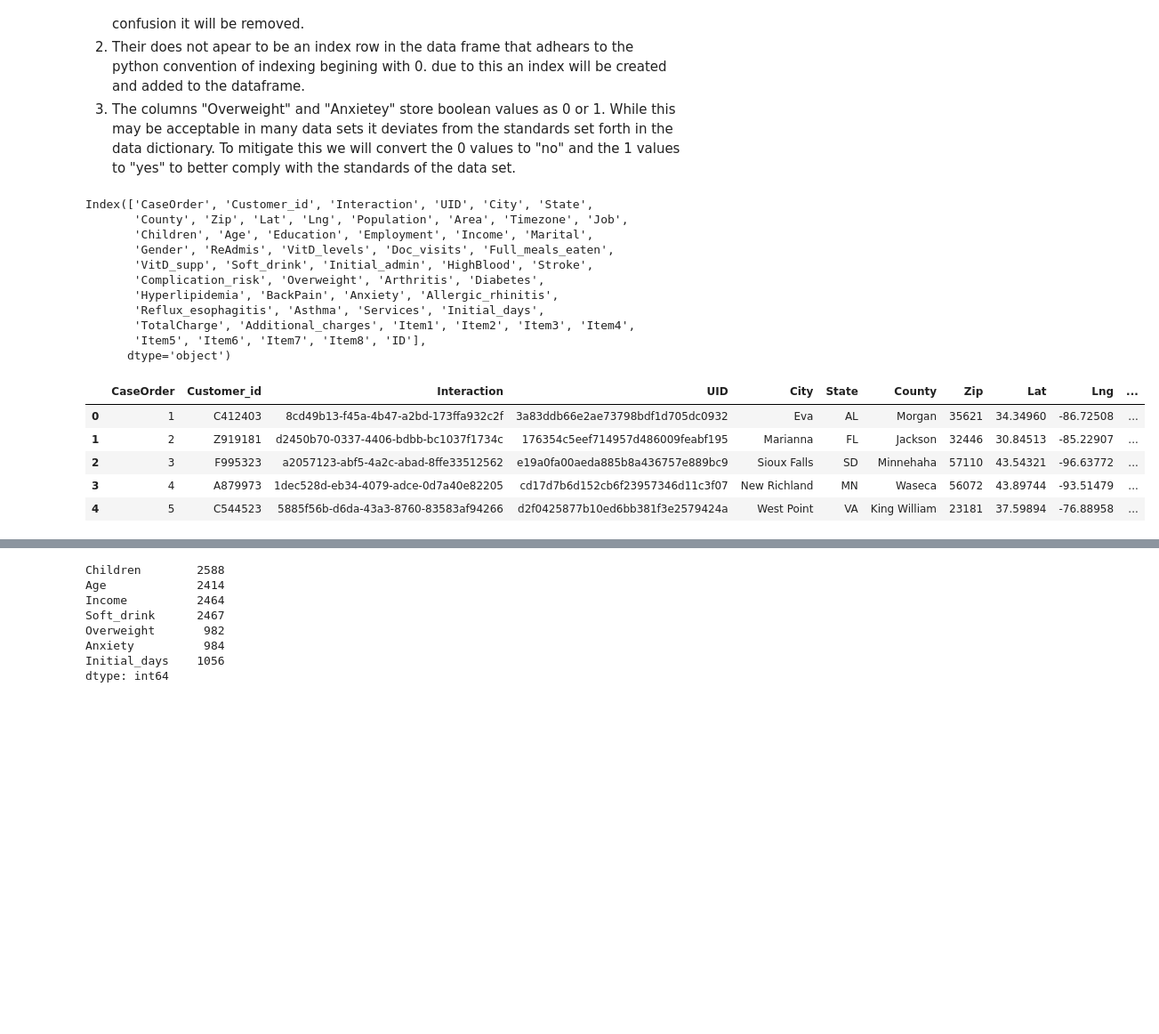
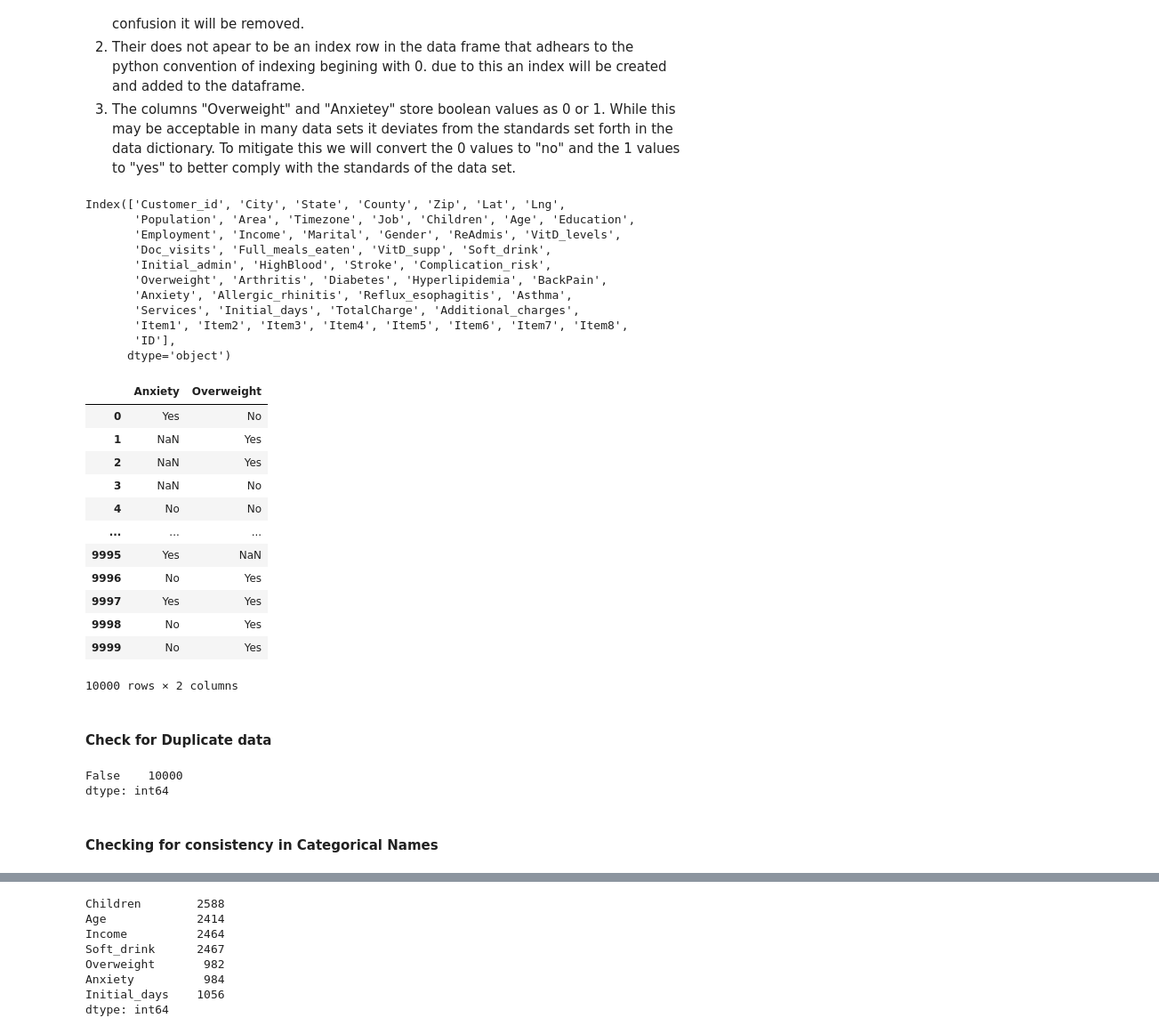
Before and after one commit to colemalphrus/data_cleaning_d206, a Jupyter notebook: D206.ipynb, the cells around one changed output, grey strips where cells are left out. Shown at 89% size. Saved outputs shown, nothing was run; the diff lists cells and outputs as text; code cells hidden in the pictures; blank space fills up the shorter version.

```diff
--- a/D206.ipynb
+++ b/D206.ipynb
@@ -64,43 +66,61 @@ df.head()
 # %%
 # Removing the unnamed and unidentified  column from the dataset
 # adding an "ID" column for reference thruout the cleaning process
-df.drop("Unnamed: 0", axis=1, inplace=True)
+df.drop(["Unnamed: 0","Interaction","UID","CaseOrder"], axis=1, inplace=True)
 df["ID"] = pd.Series(range(0,10000))
 # %%
 # Lising columns to insure the unnamed column has been fropped and the id column has been added
 df.columns
 # %% [output]
-Index(['CaseOrder', 'Customer_id', 'Interaction', 'UID', 'City', 'State',
-       'County', 'Zip', 'Lat', 'Lng', 'Population', 'Area', 'Timezone', 'Job',
-       'Children', 'Age', 'Education', 'Employment', 'Income', 'Marital',
-       'Gender', 'ReAdmis', 'VitD_levels', 'Doc_visits', 'Full_meals_eaten',
-       'VitD_supp', 'Soft_drink', 'Initial_admin', 'HighBlood', 'Stroke',
-       'Complication_risk', 'Overweight', 'Arthritis', 'Diabetes',
-       'Hyperlipidemia', 'BackPain', 'Anxiety', 'Allergic_rhinitis',
-       'Reflux_esophagitis', 'Asthma', 'Services', 'Initial_days',
-       'TotalCharge', 'Additional_charges', 'Item1', 'Item2', 'Item3', 'Item4',
-       'Item5', 'Item6', 'Item7', 'Item8', 'ID'],
+Index(['Customer_id', 'City', 'State', 'County', 'Zip', 'Lat', 'Lng',
+       'Population', 'Area', 'Timezone', 'Job', 'Children', 'Age', 'Education',
+       'Employment', 'Income', 'Marital', 'Gender', 'ReAdmis', 'VitD_levels',
+       'Doc_visits', 'Full_meals_eaten', 'VitD_supp', 'Soft_drink',
+       'Initial_admin', 'HighBlood', 'Stroke', 'Complication_risk',
+       'Overweight', 'Arthritis', 'Diabetes', 'Hyperlipidemia', 'BackPain',
+       'Anxiety', 'Allergic_rhinitis', 'Reflux_esophagitis', 'Asthma',
+       'Services', 'Initial_days', 'TotalCharge', 'Additional_charges',
+       'Item1', 'Item2', 'Item3', 'Item4', 'Item5', 'Item6', 'Item7', 'Item8',
+       'ID'],
       dtype='object')
 # %%
 # defined a dunction to convert digital booleans into strings complient with our data dictionary
 # used pandas apply method and a lambda function to converet the "Anxiety" and "Overweight" columns to
 # a complient format
 # Then reused the head method to ensure the change had been made sucsesfully
 def digitalBool_to_string(s):
     if s == 1.0 or s == "Yes":
         return "Yes"
     elif s == 0.0 or s == "No":
         return "No"
     else:
         return np.nan
 
 df["Anxiety"] = df["Anxiety"].apply(lambda s: digitalBool_to_string(s))
 df["Overweight"] = df["Overweight"].apply(lambda s: digitalBool_to_string(s))
-df.head()
+df.loc[:,["Anxiety", "Overweight"]]
 # %% [output]
-|  | CaseOrder | Customer_id | Interaction | UID | City | State | County | Zip | Lat | Lng | ... |
-| 0 | 1 | C412403 | 8cd49b13-f45a-4b47-a2bd-173ffa932c2f | 3a83ddb66e2ae73798bdf1d705dc0932 | Eva | AL | Morgan | 35621 | 34.34960 | -86.72508 | ... |
-| 1 | 2 | Z919181 | d2450b70-0337-4406-bdbb-bc1037f1734c | 176354c5eef714957d486009feabf195 | Marianna | FL | Jackson | 32446 | 30.84513 | -85.22907 | ... |
-| 2 | 3 | F995323 | a2057123-abf5-4a2c-abad-8ffe33512562 | e19a0fa00aeda885b8a436757e889bc9 | Sioux Falls | SD | Minnehaha | 57110 | 43.54321 | -96.63772 | ... |
-| 3 | 4 | A879973 | 1dec528d-eb34-4079-adce-0d7a40e82205 | cd17d7b6d152cb6f23957346d11c3f07 | New Richland | MN | Waseca | 56072 | 43.89744 | -93.51479 | ... |
-| 4 | 5 | C544523 | 5885f56b-d6da-43a3-8760-83583af94266 | d2f0425877b10ed6bb381f3e2579424a | West Point | VA | King William | 23181 | 37.59894 | -76.88958 | ... |
+|  | Anxiety | Overweight |
+| 0 | Yes | No |
+| 1 | NaN | Yes |
+| 2 | NaN | Yes |
+| 3 | NaN | No |
+| 4 | No | No |
+| ... | ... | ... |
+| 9995 | Yes | NaN |
+| 9996 | No | Yes |
+| 9997 | Yes | Yes |
+| 9998 | No | Yes |
+| 9999 | No | Yes |
+10000 rows × 2 columns
+# %% [markdown]
+#### Check for Duplicate data
+# %%
+# using pandas dataframe duplicated method which sets a row to True if it is a duplicate and False if it is not
+# then we use the value_counts method to determan the number of rows that evaluated to true
+df.duplicated().value_counts()
+# %% [output]
+False    10000
+dtype: int64
+# %% [markdown]
+#### Checking for consistency in Categorical Names
```
Also changed, not shown: parts of 38 cells of this notebook.
